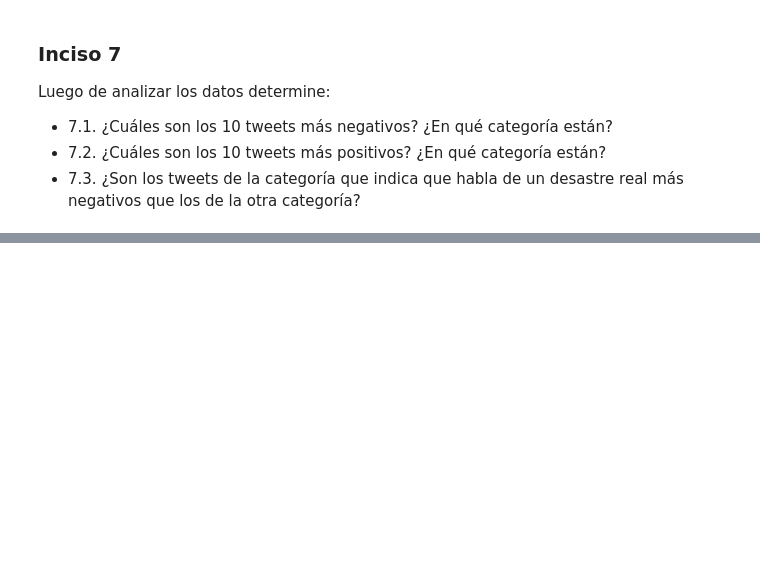
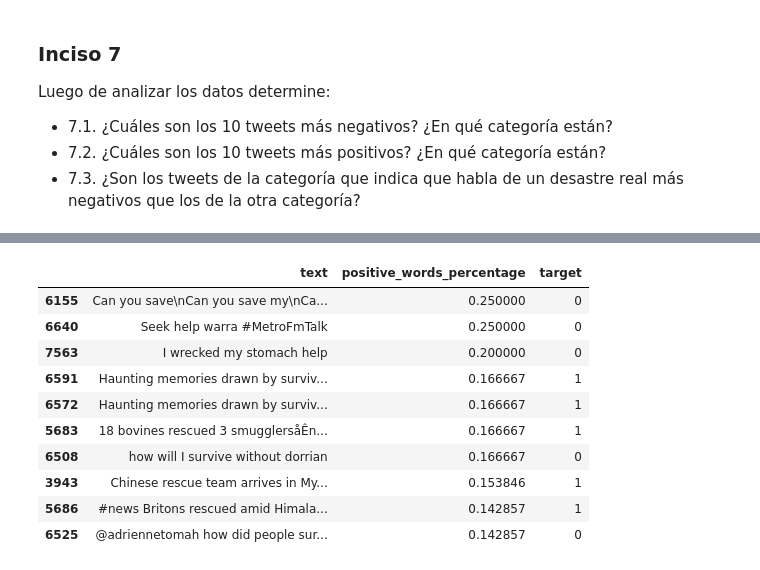
Before and after one commit to JDgomez2002/data-science-labs, a Jupyter notebook: lab6/Ejercicio1.ipynb, the cells around one changed output, grey strips where cells are left out. Saved outputs shown, nothing was run; the diff lists cells and outputs as text; code cells hidden in the pictures; blank space fills up the shorter version.

```diff
--- a/lab6/Ejercicio1.ipynb
+++ b/lab6/Ejercicio1.ipynb
@@ -335,0 +350,16 @@ Luego de analizar los datos determine:
+# %%
+# top 10 positive tweets by positive_words_percentage
+top_positive_tweets = train.sort_values('positive_words_percentage', ascending=False).head(10)
+top_positive_tweets[['text', 'positive_words_percentage', 'target']]
+# %% [output]
+|  | text | positive_words_percentage | target |
+| 6155 | Can you save\nCan you save my\nCa... | 0.250000 | 0 |
+| 6640 | Seek help warra #MetroFmTalk | 0.250000 | 0 |
+| 7563 | I wrecked my stomach help | 0.200000 | 0 |
+| 6591 | Haunting memories drawn by surviv... | 0.166667 | 1 |
+| 6572 | Haunting memories drawn by surviv... | 0.166667 | 1 |
+| 5683 | 18 bovines rescued 3 smugglersåÊn... | 0.166667 | 1 |
+| 6508 | how will I survive without dorrian | 0.166667 | 0 |
+| 3943 | Chinese rescue team arrives in My... | 0.153846 | 1 |
+| 5686 | #news Britons rescued amid Himala... | 0.142857 | 1 |
+| 6525 | @adriennetomah how did people sur... | 0.142857 | 0 |
```
Also changed, not shown: parts of 2 cells of this notebook, 1 other file.
